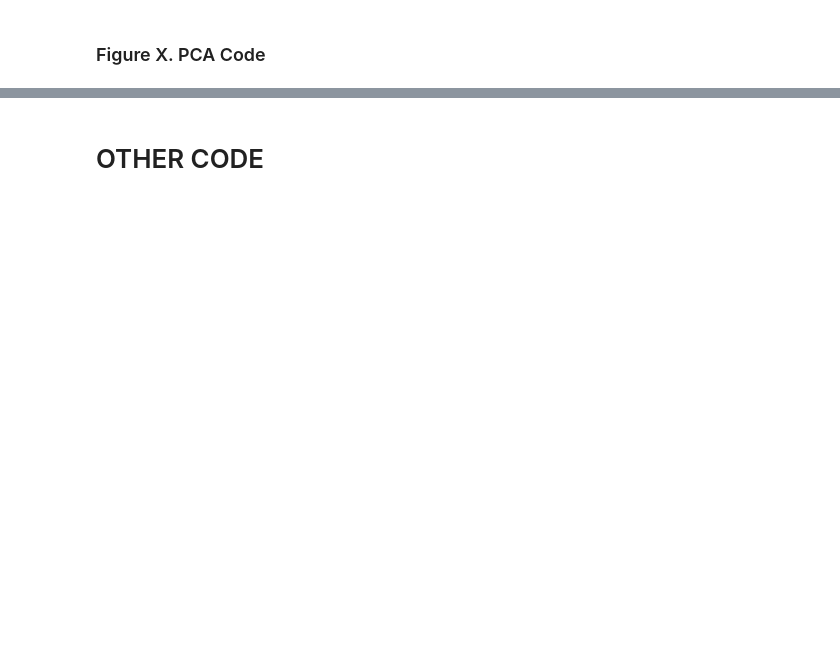
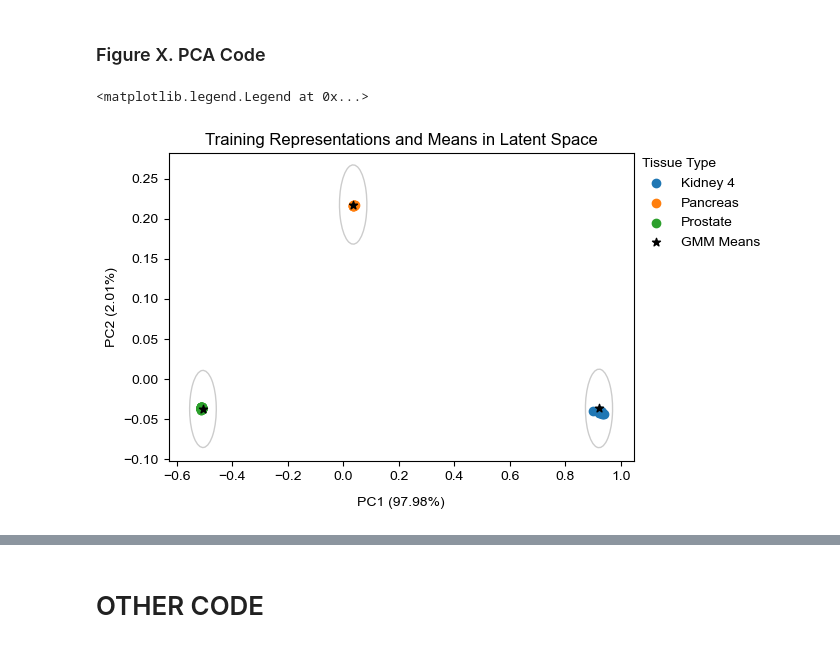
Before and after one commit to alfonsomiguelcruz/metabodgd, a Jupyter notebook: 02 - Training.ipynb, the cells around one changed output, grey strips where cells are left out. Saved outputs shown, nothing was run; the diff lists cells and outputs as text; code cells hidden in the pictures; blank space fills up the shorter version.

```diff
--- a/02 - Training.ipynb
+++ b/02 - Training.ipynb
@@ -131,0 +104,16 @@ history
+# %%
+dgd_final = model.MetaboDGD(
+    latent_dim=20,
+    output_dim=df_log.shape[1],
+    dec_hidden_layers_dim=[500, 1500],
+    dec_output_prediction_type='mean',
+    dec_output_activation_type='softplus',
+    n_comp=8,
+    cm_type='diagonal',
+    gaussian_stddev=0.5
+)
+
+# dgd_final.dec.load_state_dict(torch.load('torch_outputs/torch_outputs_dec.pt'))
+# dgd_final.gmm.load_state_dict(torch.load('torch_outputs/torch_outputs_gmm.pt'))
+dgd_final.dec.load_state_dict(torch.load('98_85_acc/torch_outputs_dec.pt'))
+dgd_final.gmm.load_state_dict(torch.load('98_85_acc/torch_outputs_gmm.pt'))
@@ -216,0 +235,57 @@ ax.legend(bbox_to_anchor=(1.275, 1),loc='upper right', fancybox=False, framealph
+# %%
+from sklearn.decomposition import PCA
+from matplotlib.patches import Ellipse
+# import umap
+means_and_reps = np.vstack((train_rep.z.detach().numpy(),dgd_final.gmm.means.detach().numpy()))
+# means_and_reps = np.vstack((train_rep_final.z.detach().numpy(),dgd_final.gmm.means.detach().numpy()))
+# pca = umap.UMAP(n_neighbors=2)
+pca = PCA(n_components=2)
+pca_fit = pca.fit_transform(means_and_reps)
+# pca_fit        = pca.fit_transform(train_rep_final.z.detach().numpy())
+# pca_fit_means  = pca.transform(dgd_final.gmm.means.detach().numpy())
+fig, ax = plt.subplots(figsize=(6,4))
+ax.scatter(pca_fit[0:37,0]   , pca_fit[0:37,1]   , label='Breast'    )
+ax.scatter(pca_fit[37:74,0]  , pca_fit[37:74,1]  , label='Colon'     )
+ax.scatter(pca_fit[74:93,0]  , pca_fit[74:93,1]  , label='Kidney 3'   )
+ax.scatter(pca_fit[93:124,0] , pca_fit[93:124,1] , label='Kidney 4'   )
+ax.scatter(pca_fit[124:128,0], pca_fit[124:128,1], label='Brain'      )
+ax.scatter(pca_fit[128:130,0], pca_fit[128:130,1], label='Thyroid')
+ax.scatter(pca_fit[130:139,0], pca_fit[130:139,1], label='Pancreas'     )
+ax.scatter(pca_fit[139:175,0], pca_fit[139:175,1], label='Prostate'     )
+ax.scatter(pca_fit[175:,0], pca_fit[175:,1], label='GMM Means', c='black', marker='*')
+# ax.scatter(pca_fit[0:19,0] , pca_fit[0:19,1] , label='Kidney 4'   )
+# ax.scatter(pca_fit[19:28,0], pca_fit[19:28,1], label='Pancreas'     )
+# ax.scatter(pca_fit[28:64,0], pca_fit[28:64,1], label='Prostate'     )
+# ax.scatter(pca_fit[64:,0], pca_fit[64:,1], label='GMM Means', c='black', marker='*')
+
+P = pca.components_
+for x in range(0, 3):
+    cov_2d = np.diag(torch.exp(dgd_final.gmm.log_var).detach().numpy()[x])
+    # print(cov_2d)
+    mean_2d = P @ (dgd_final.gmm.means.detach().numpy()[x] - pca.mean_)
+    # mean_2d = pca_fit[175+x]
+    cov_2d_projected = P @ cov_2d @ P.T
+
+    vals, vecs = np.linalg.eigh(cov_2d_projected)
+    order = vals.argsort()[::-1]
+    vals, vecs = vals[order], vecs[:, order]
+    angle = np.degrees(np.arctan2(vecs[1, 0], vecs[0, 0]))
+
+    std = 1.0
+    w, h = 2 * std * np.sqrt(vals)
+    ellipse = Ellipse(xy=mean_2d, width=w, height=h, angle=angle,
+                      facecolor='none', linewidth=1, edgecolor='black', alpha=0.2)
+    ax.add_patch(ellipse)
+
+
+# ax.scatter(pca_fit_means[:,0], pca_fit_means[:,1], label='Means', c='black'     )
+ax.set_title('Training Representations and Means in Latent Space')
+
+ax.set_xlabel(f'PC1 ({(pca.explained_variance_ratio_[0] * 100):.2f}%)', labelpad=10)
+ax.set_ylabel(f'PC2 ({(pca.explained_variance_ratio_[1] * 100):.2f}%)')
+# ax.set_xlabel('UMAP D1')
+# ax.set_ylabel('UMAP D2')
+ax.legend(bbox_to_anchor=(1.30, 1.025),loc='upper right', fancybox=False, framealpha=0.0, title='Tissue Type', alignment='left')
+# %% [output]
+<matplotlib.legend.Legend at 0x...>
+[figure, added]
```
Also changed, not shown: parts of 36 cells of this notebook, 11 other files.
